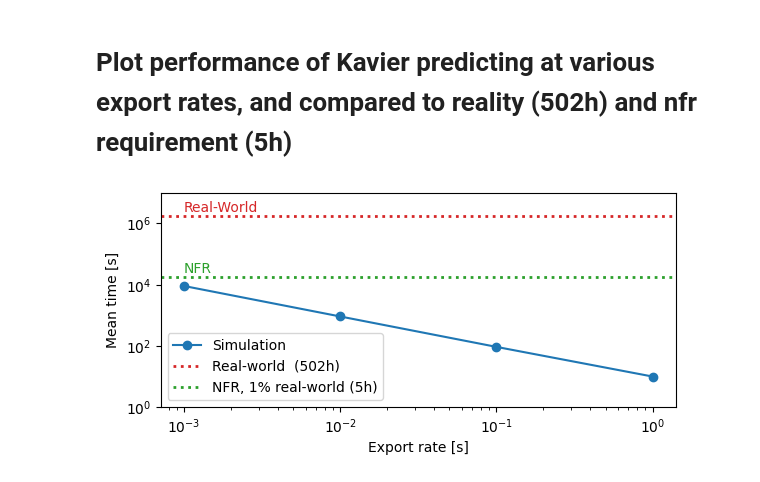
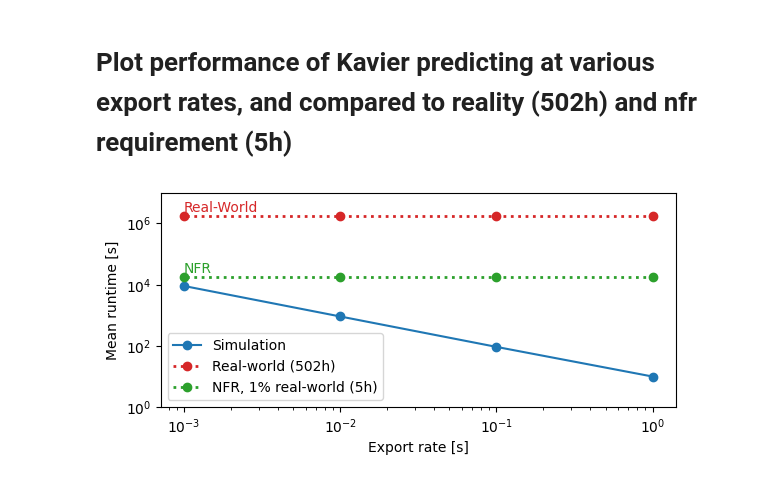
Before and after one commit to atlarge-research/Kavier, a Jupyter notebook: docs/reproducibility_capsule/experiment1/figures_generation/experiment_1_figure_performance.ipynb, the cells around one changed output. Cells and saved outputs as stored; diff of their text form; code cells hidden in the pictures.

```diff
--- a/docs/reproducibility_capsule/experiment1/figures_generation/experiment_1_figure_performance.ipynb
+++ b/docs/reproducibility_capsule/experiment1/figures_generation/experiment_1_figure_performance.ipynb
@@ -4,34 +4,46 @@
 import numpy as np
 import matplotlib.pyplot as plt
 
 default_colors = plt.rcParams['axes.prop_cycle'].by_key()['color']
 blue, orange, green, red = default_colors[:4]
 
 export_rate  = np.array([1, 0.1, 0.01, 0.001])
 mean_time  = np.array([9.975, 92.785, 913.450, 9039.700])  # seconds
 
 nfr_sec        = 5   * 3600
 real_world_sec = 502 * 3600
 fig, ax = plt.subplots(figsize=(6, 3))
 
 ax.plot(export_rate, mean_time,
         marker='o', linestyle='-', color=blue, label='Simulation')
 
 ax.set_xscale('log')
 ax.set_yscale('log')
 ax.set_ylim(10**0, 10**7)
 
-ax.axhline(real_world_sec, color=red,   linestyle=':', linewidth=2, label='Real-world  (502h)')
-ax.axhline(nfr_sec,        color=green, linestyle=':', linewidth=2, label='NFR, 1% real-world (5h)')
+# Real-world line with dots
+x_coords = export_rate
+real_world_y = np.full_like(x_coords, real_world_sec)
+ax.plot(x_coords, real_world_y,
+        marker='o', linestyle=':', color=red, linewidth=2,
+        label='Real-world (502h)')
+
+# NFR line with dots
+nfr_y = np.full_like(x_coords, nfr_sec)
+ax.plot(x_coords, nfr_y,
+        marker='o', linestyle=':', color=green, linewidth=2,
+        label='NFR, 1% real-world (5h)')
+
+
 
 ax.text(export_rate.min(), real_world_sec * 1.05, 'Real-World', color=red,   ha='left', va='bottom')
 ax.text(export_rate.min(), nfr_sec        * 1.05, 'NFR',        color=green, ha='left', va='bottom')
 
 ax.set_xlabel('Export rate [s]')
-ax.set_ylabel('Mean time [s]')
+ax.set_ylabel('Mean runtime [s]')
 ax.legend()
 
 plt.tight_layout()
 plt.savefig('experiment1-performance.pdf')
 # %% [output]
-[figure, old version]
+[figure, new version]
```
Also changed, not shown: 6 other files.
